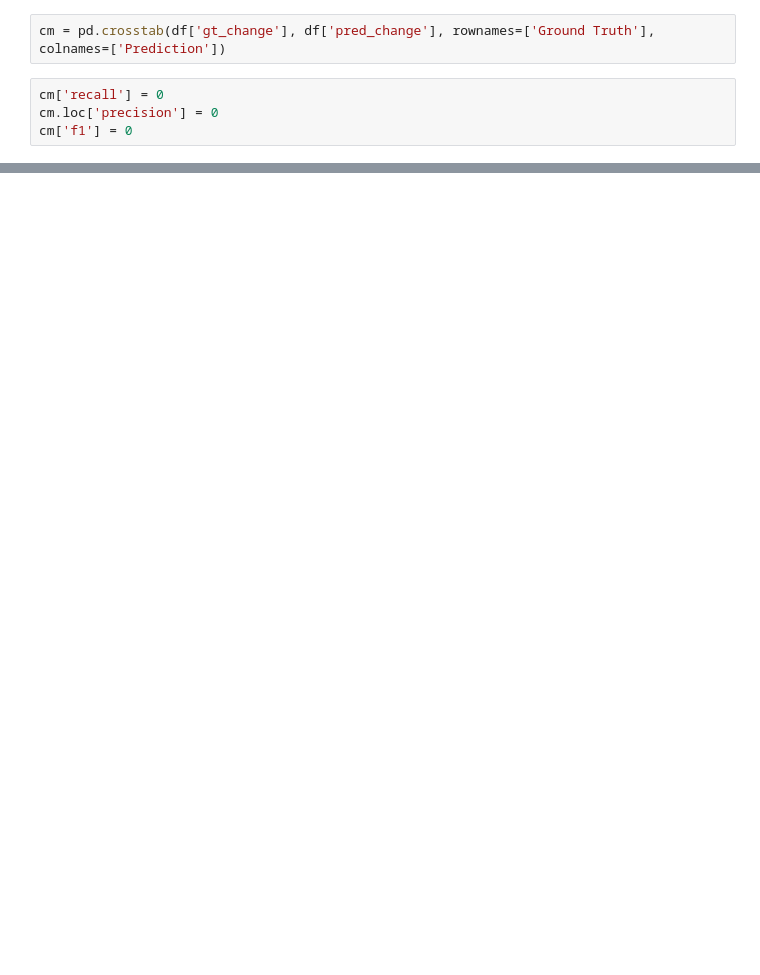
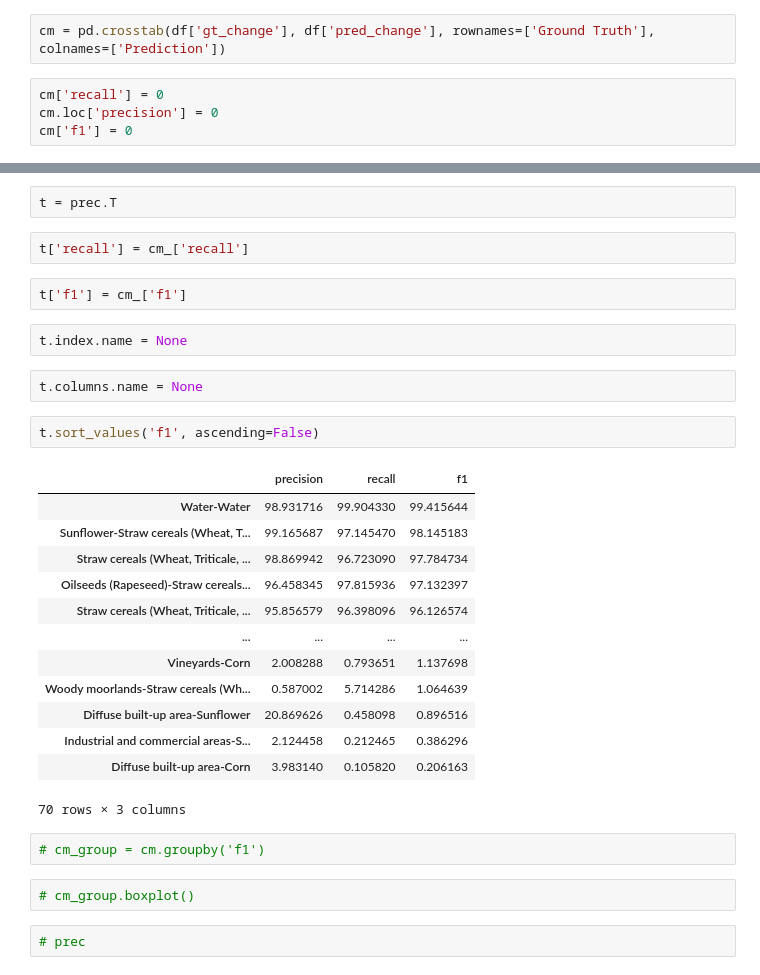
Before and after one commit to Arioluwa/DeepChange, a Jupyter notebook: change_detection/dev.ipynb, the cells around one changed output, grey strips where cells are left out. Cells and saved outputs as stored; diff of their text form; blank space fills up the shorter version.

```diff
--- a/change_detection/dev.ipynb
+++ b/change_detection/dev.ipynb
@@ -247,0 +144,32 @@ cm.to_csv('nn.csv')
+# %%
+t = prec.T
+# %%
+t['recall'] = cm_['recall']
+# %%
+t['f1'] = cm_['f1']
+# %%
+t.index.name = None
+# %%
+t.columns.name = None
+# %%
+t.sort_values('f1', ascending=False)
+# %% [output]
+|  | precision | recall | f1 |
+| Water-Water | 98.931716 | 99.904330 | 99.415644 |
+| Sunflower-Straw cereals (Wheat, T... | 99.165687 | 97.145470 | 98.145183 |
+| Straw cereals (Wheat, Triticale, ... | 98.869942 | 96.723090 | 97.784734 |
+| Oilseeds (Rapeseed)-Straw cereals... | 96.458345 | 97.815936 | 97.132397 |
+| Straw cereals (Wheat, Triticale, ... | 95.856579 | 96.398096 | 96.126574 |
+| ... | ... | ... | ... |
+| Vineyards-Corn | 2.008288 | 0.793651 | 1.137698 |
+| Woody moorlands-Straw cereals (Wh... | 0.587002 | 5.714286 | 1.064639 |
+| Diffuse built-up area-Sunflower | 20.869626 | 0.458098 | 0.896516 |
+| Industrial and commercial areas-S... | 2.124458 | 0.212465 | 0.386296 |
+| Diffuse built-up area-Corn | 3.983140 | 0.105820 | 0.206163 |
+70 rows × 3 columns
+# %%
+# cm_group = cm.groupby('f1')
+# %%
+# cm_group.boxplot()
+# %%
+# prec
```
Also changed, not shown: parts of 33 cells of this notebook, 25 other files.
